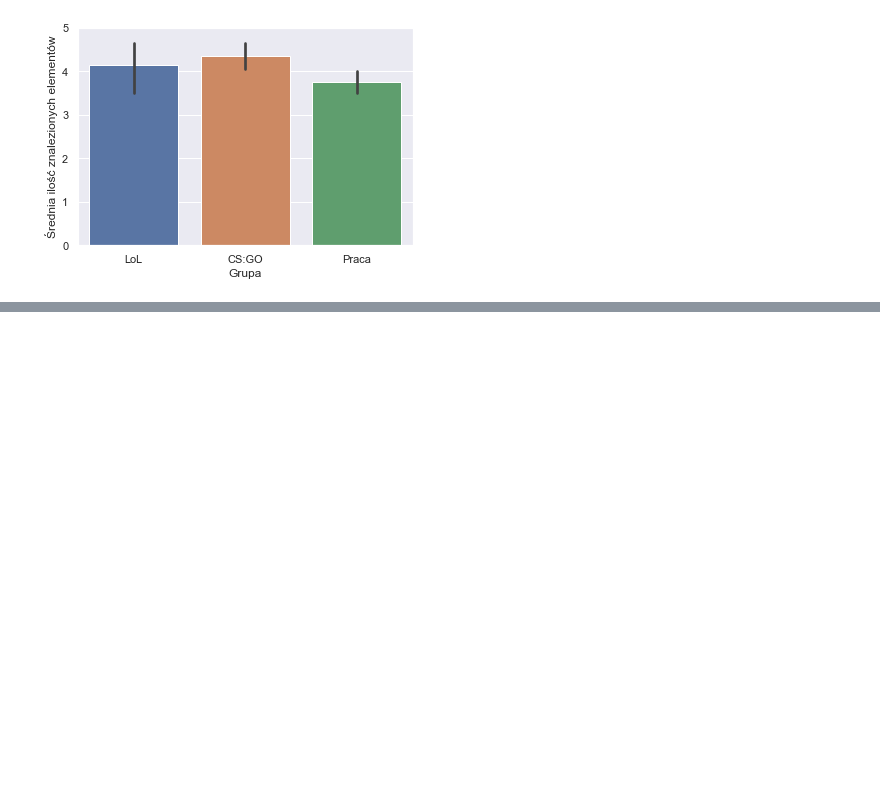
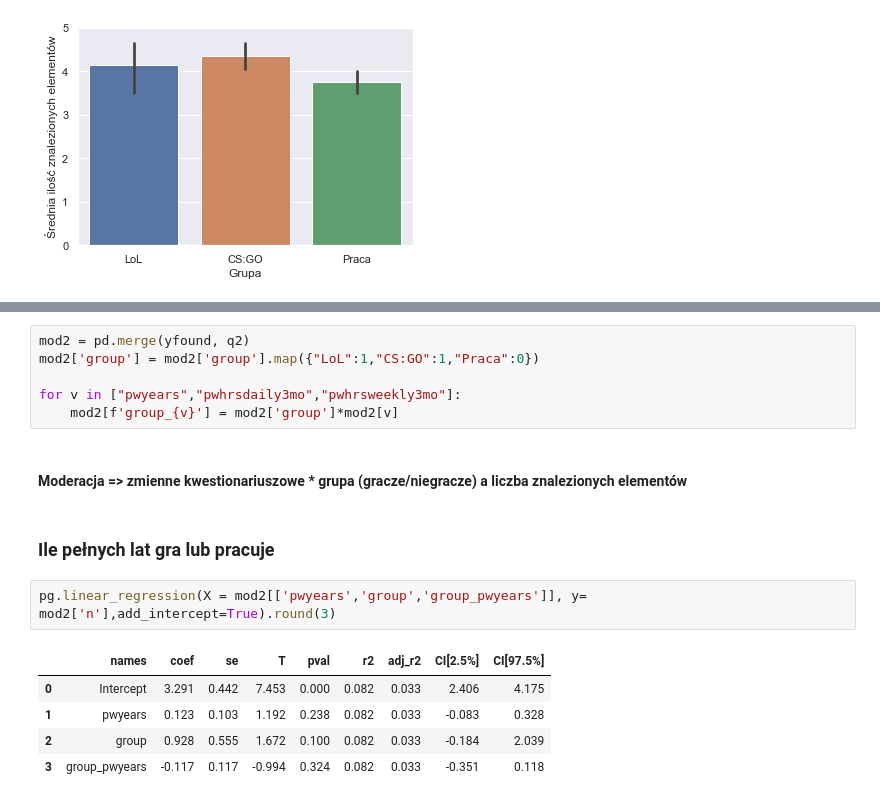
Before and after one commit to tomsitoms/Gracze_mgr, a Jupyter notebook: vsc.ipynb, the cells around one changed output, grey strips where cells are left out. Cells and saved outputs as stored; diff of their text form; blank space fills up the shorter version.

```diff
--- a/vsc.ipynb
+++ b/vsc.ipynb
@@ -162,0 +210,18 @@ plt.show()
+# %%
+mod2 = pd.merge(yfound, q2)
+mod2['group'] = mod2['group'].map({"LoL":1,"CS:GO":1,"Praca":0})
+
+for v in ["pwyears","pwhrsdaily3mo","pwhrsweekly3mo"]:
+    mod2[f'group_{v}'] = mod2['group']*mod2[v]
+# %% [markdown]
+#### Moderacja => zmienne kwestionariuszowe * grupa (gracze/niegracze) a liczba znalezionych elementów
+# %% [markdown]
+### Ile pełnych lat gra lub pracuje
+# %%
+pg.linear_regression(X = mod2[['pwyears','group','group_pwyears']], y= mod2['n'],add_intercept=True).round(3)
+# %% [output]
+|  | names | coef | se | T | pval | r2 | adj_r2 | CI[2.5%] | CI[97.5%] |
+| 0 | Intercept | 3.291 | 0.442 | 7.453 | 0.000 | 0.082 | 0.033 | 2.406 | 4.175 |
+| 1 | pwyears | 0.123 | 0.103 | 1.192 | 0.238 | 0.082 | 0.033 | -0.083 | 0.328 |
+| 2 | group | 0.928 | 0.555 | 1.672 | 0.100 | 0.082 | 0.033 | -0.184 | 2.039 |
+| 3 | group_pwyears | -0.117 | 0.117 | -0.994 | 0.324 | 0.082 | 0.033 | -0.351 | 0.118 |
```
Also changed, not shown: parts of 20 cells of this notebook.
